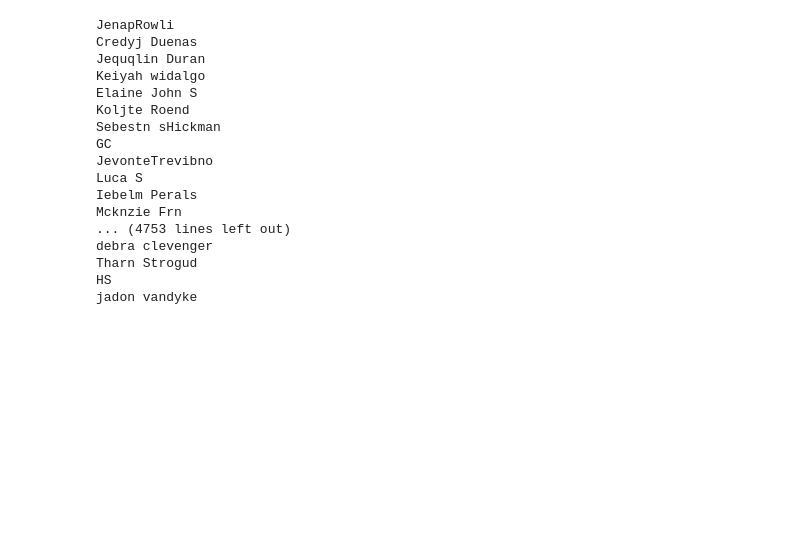
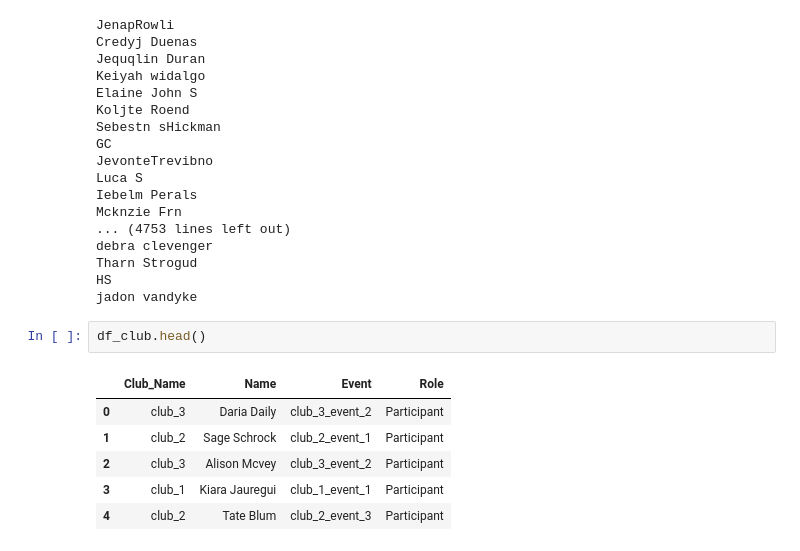
Before and after one commit to Baka-14/MindGraph-Hackathon, a Jupyter notebook: testing.ipynb, the cells around one changed output. Cells and saved outputs as stored; diff of their text form; blank space fills up the shorter version.

```diff
--- a/testing.ipynb
+++ b/testing.ipynb
@@ -244,3 +244,12 @@ debra clevenger
 Tharn Strogud
 HS
 jadon vandyke
+# %%
+df_club.head()
+# %% [output]
+|  | Club_Name | Name | Event | Role |
+| 0 | club_3 | Daria Daily | club_3_event_2 | Participant |
+| 1 | club_2 | Sage Schrock | club_2_event_1 | Participant |
+| 2 | club_3 | Alison Mcvey | club_3_event_2 | Participant |
+| 3 | club_1 | Kiara Jauregui | club_1_event_1 | Participant |
+| 4 | club_2 | Tate Blum | club_2_event_3 | Participant |
```
Also changed, not shown: parts of 9 cells of this notebook, 6 other files.
